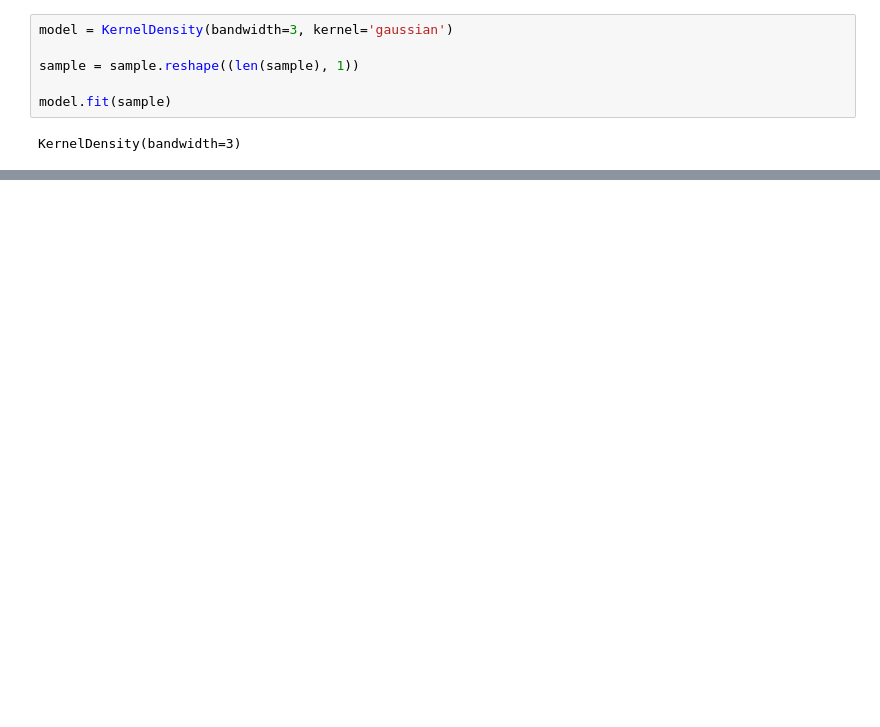
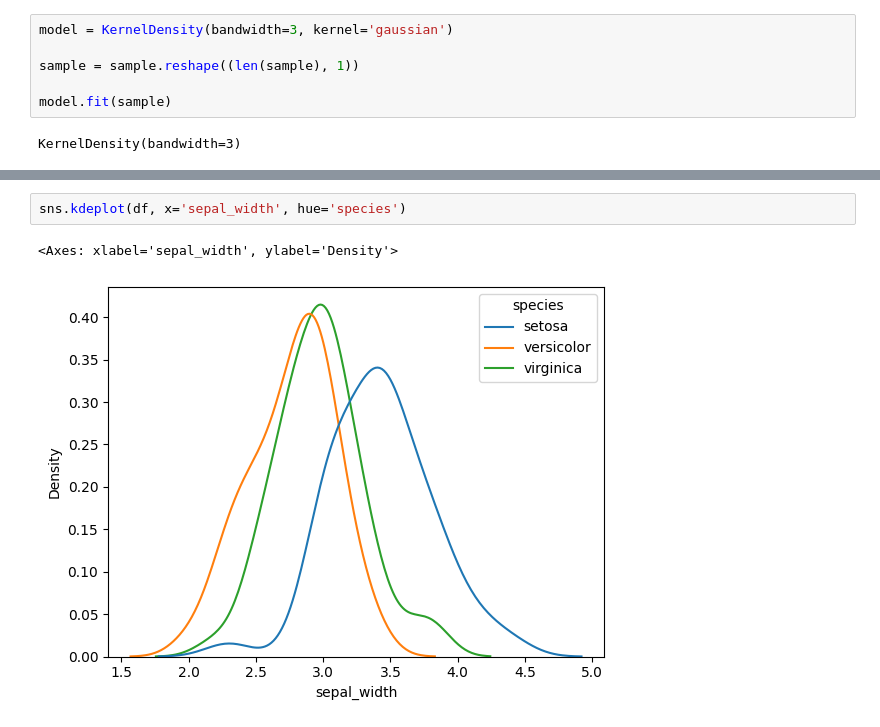
Before and after one commit to Evergreenies/data-science-learning, a Jupyter notebook: stats/40/40.ipynb, the cells around one changed output, grey strips where cells are left out. Cells and saved outputs as stored; diff of their text form; blank space fills up the shorter version.

```diff
--- a/stats/40/40.ipynb
+++ b/stats/40/40.ipynb
@@ -314,0 +331,5 @@ sns.kdeplot(sample.reshape(1000), bw_adjust=0.8)
+# %%
+sns.kdeplot(df, x='sepal_width', hue='species')
+# %% [output]
+<Axes: xlabel='sepal_width', ylabel='Density'>
+[figure, added]
```
Also changed, not shown: parts of 25 cells of this notebook.
